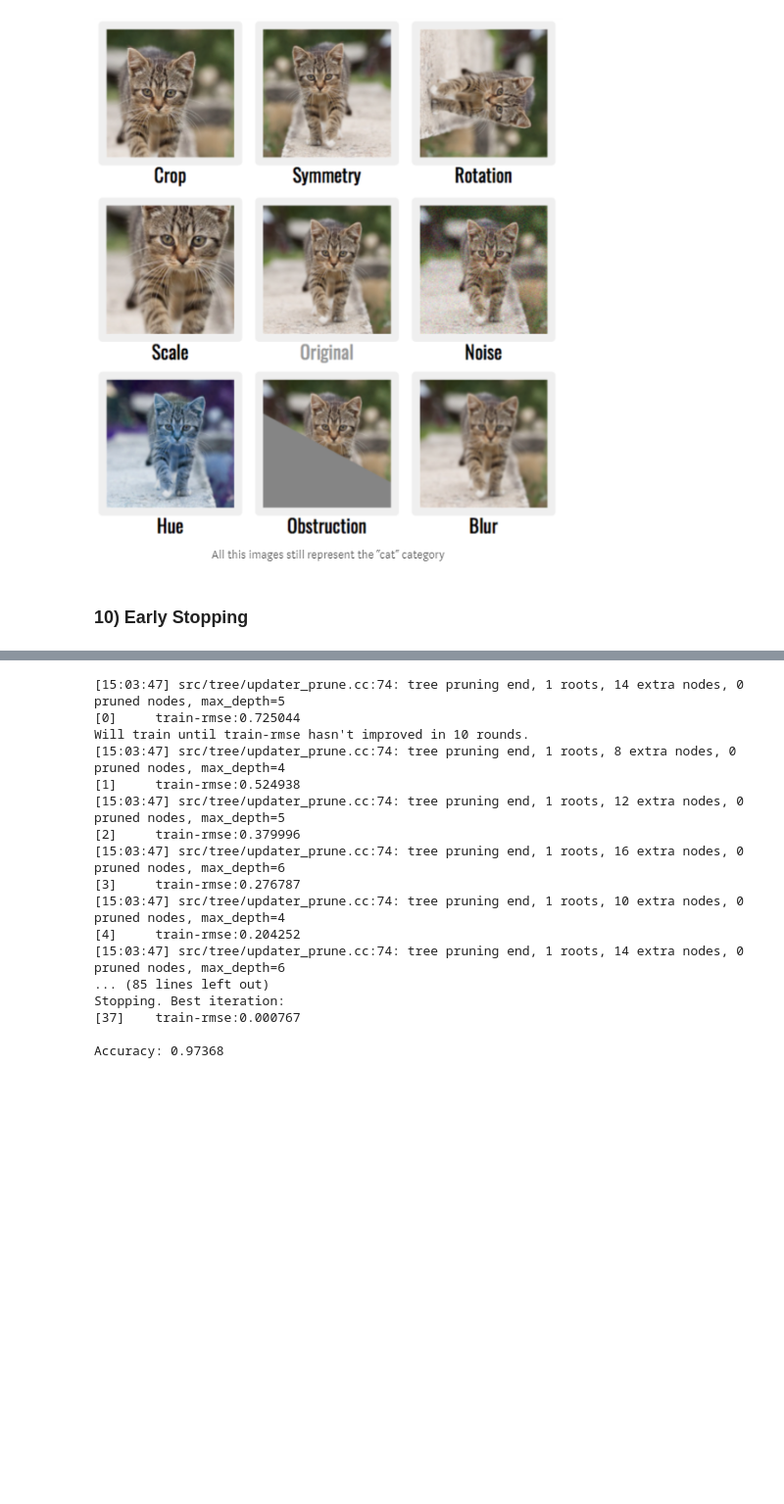
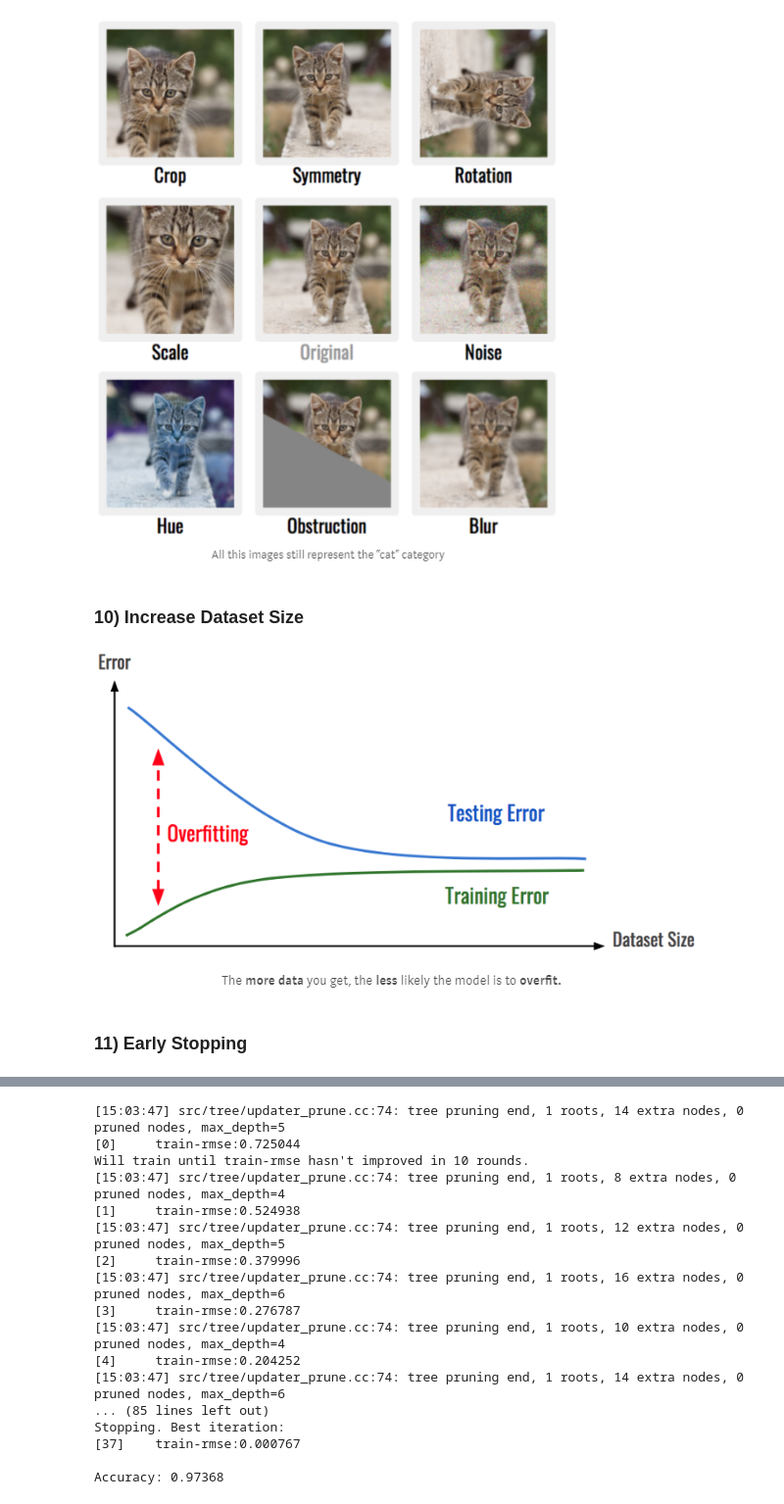
Before and after one commit to geoffreylink/Projects, a Jupyter notebook: 06 Machine Learning/10 Common Ways To Prevent Overfitting in 10 lines.ipynb, the cells around one changed output, grey strips where cells are left out. Shown: that part at 98% size. Cells and saved outputs as stored; diff of their text form; code cells hidden in the pictures; blank space fills up the shorter version.

```diff
--- a/06 Machine Learning/10 Common Ways To Prevent Overfitting in 10 lines.ipynb
+++ b/06 Machine Learning/10 Common Ways To Prevent Overfitting in 10 lines.ipynb
@@ -205,5 +215,12 @@ from IPython.display import Image
 Image(filename='AugmentedCat.png')
 # %% [output]
 [figure]
+# %% [markdown]
+### 10) Increase Dataset Size
+# %%
+from IPython.display import Image
+Image(filename='DataSetSize.png')
+# %% [output]
+[figure, added]
 # %% [markdown]
-### 10) Early Stopping
+### 11) Early Stopping
```
Also changed, not shown: parts of 3 cells of this notebook, 4 other files.
